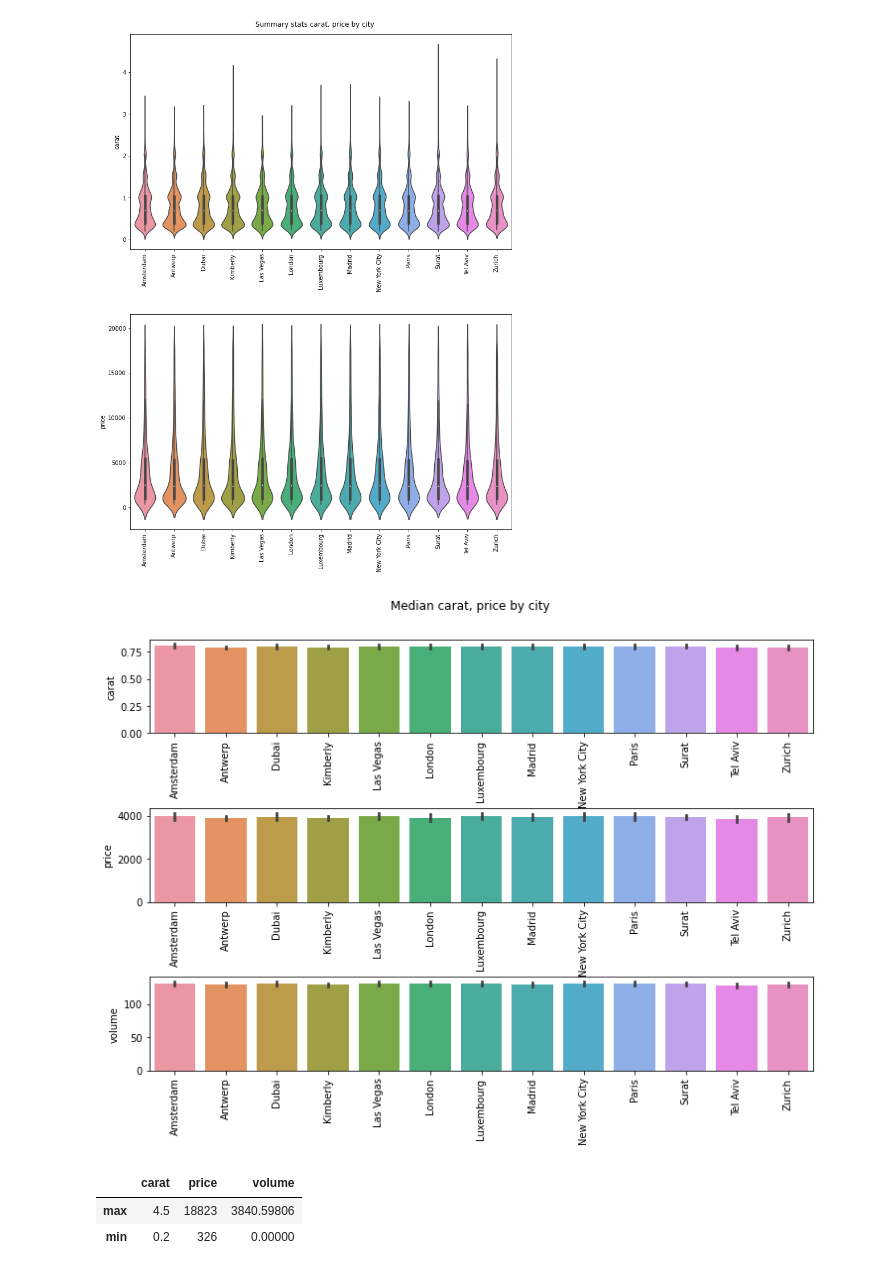
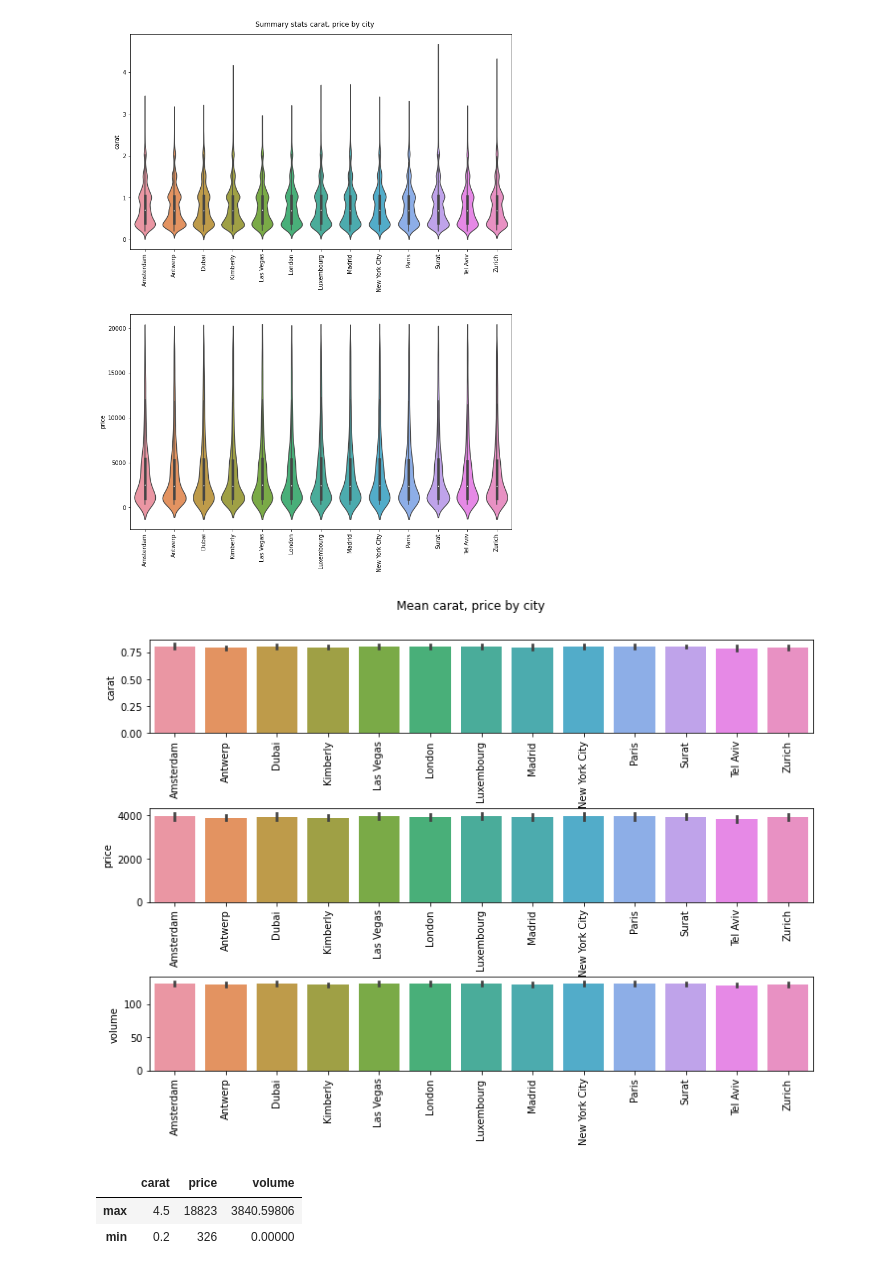
Before and after one commit to elvestevez/challenges, a Jupyter notebook: diamonds/diamonds_analysis.ipynb, the cells around one changed output. Saved outputs shown, nothing was run; the diff lists cells and outputs as text; code cells hidden in the pictures.

```diff
--- a/diamonds/diamonds_analysis.ipynb
+++ b/diamonds/diamonds_analysis.ipynb
@@ -641,40 +674,40 @@ fig, axs = plt.subplots(ncols=1,
                         nrows=3,
                         figsize=(12, 8))
 
-fig.suptitle('Median carat, price by city', y=0.95)
+fig.suptitle('Mean carat, price by city', y=0.95)
 
 plt.subplots_adjust(hspace=0.8)
 
 plt.sca(axs[0])
 sns.barplot(data=diamonds,
             x='city',
             y='carat',
             order=order_city,
             estimator=np.mean).set(xlabel='')
 
 plt.xticks(rotation='vertical')
 
 plt.sca(axs[1])
 sns.barplot(data=diamonds,
             x='city',
             y='price',
             order=order_city,
             estimator=np.mean).set(xlabel='')
 
 plt.xticks(rotation='vertical')
 
 plt.sca(axs[2])
 sns.barplot(data=diamonds,
             x='city',
             y='volume',
             order=order_city,
             estimator=np.mean).set(xlabel='')
 
 plt.xticks(rotation='vertical')
 
 plt.show()
 # %% [output]
-[figure, old version]
+[figure, new version]
 # %%
 diamonds_max_min = diamonds[['carat', 'price', 'volume']].agg(['max', 'min'])
 diamonds_max_min
```
Also changed, not shown: parts of 22 cells of this notebook, 3 other files.
